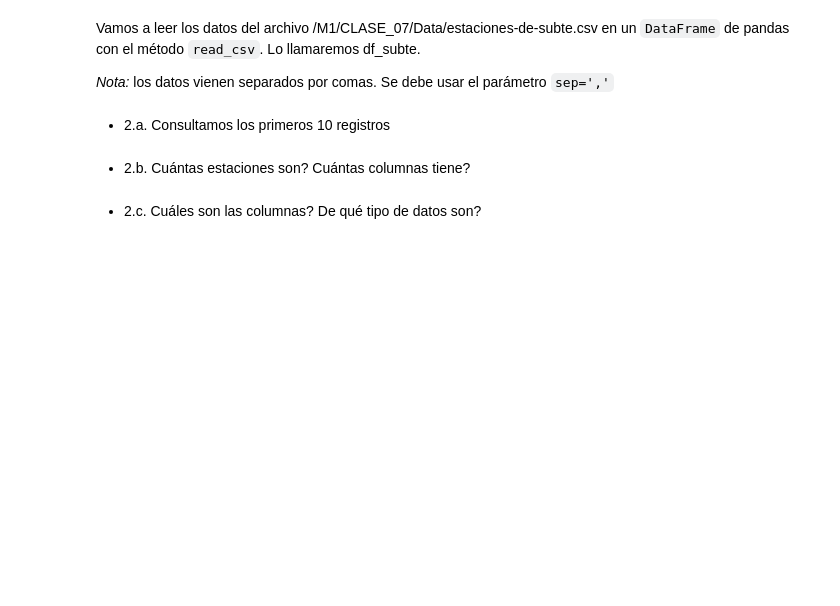
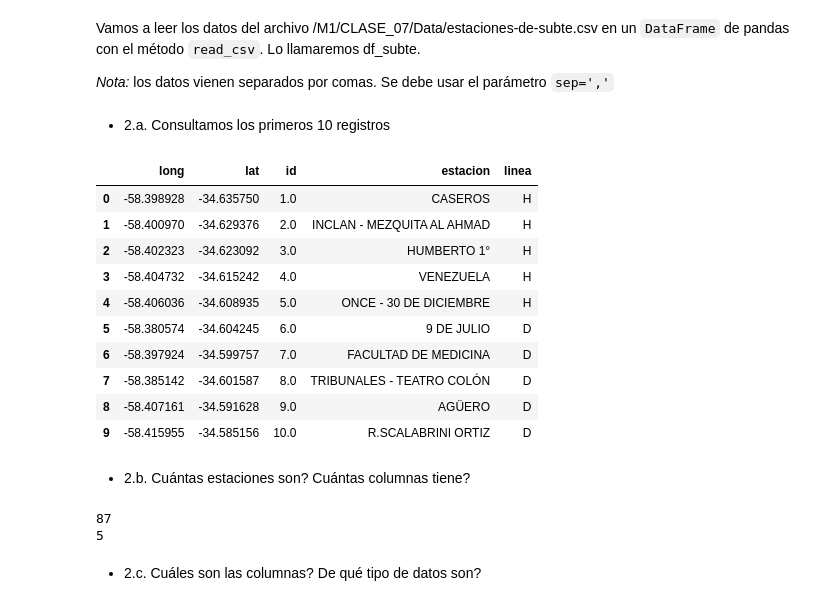
Before and after one commit to Csuarezgurruchaga/Digital-House, a Jupyter notebook: clase_07/dsad_2021/M1/CLASE_07_GeoPandas/Notebooks/7_desafio.ipynb, the cells around one changed output. Saved outputs shown, nothing was run; the diff lists cells and outputs as text; code cells hidden in the pictures; blank space fills up the shorter version.

```diff
--- a/clase_07/dsad_2021/M1/CLASE_07_GeoPandas/Notebooks/7_desafio.ipynb
+++ b/clase_07/dsad_2021/M1/CLASE_07_GeoPandas/Notebooks/7_desafio.ipynb
@@ -91,9 +149,24 @@ geo_prop.loc[:4, ['geometry', 'lat', 'lon','property_type','place_name']]
 Vamos a leer los datos del archivo /M1/CLASE_07/Data/estaciones-de-subte.csv en un `DataFrame` de pandas con el método `read_csv`. Lo llamaremos df_subte.
 
 *Nota:* los datos vienen separados por comas. Se debe usar el parámetro <code>sep=','</code>
+# %%
+df_subte = pd.read_csv('../Data/estaciones-de-subte.csv', sep=",")
 # %% [markdown]
 - 2.a. Consultamos los primeros 10 registros
 # %%
 # 2.a.
+df_subte.head(10)
+# %% [output]
+|  | long | lat | id | estacion | linea |
+| 0 | -58.398928 | -34.635750 | 1.0 | CASEROS | H |
+| 1 | -58.400970 | -34.629376 | 2.0 | INCLAN - MEZQUITA AL AHMAD | H |
+| 2 | -58.402323 | -34.623092 | 3.0 | HUMBERTO 1° | H |
+| 3 | -58.404732 | -34.615242 | 4.0 | VENEZUELA | H |
+| 4 | -58.406036 | -34.608935 | 5.0 | ONCE - 30 DE DICIEMBRE | H |
+| 5 | -58.380574 | -34.604245 | 6.0 | 9 DE JULIO | D |
+| 6 | -58.397924 | -34.599757 | 7.0 | FACULTAD DE MEDICINA | D |
+| 7 | -58.385142 | -34.601587 | 8.0 | TRIBUNALES - TEATRO COLÓN | D |
+| 8 | -58.407161 | -34.591628 | 9.0 | AGÜERO | D |
+| 9 | -58.415955 | -34.585156 | 10.0 | R.SCALABRINI ORTIZ | D |
 # %% [markdown]
 - 2.b. Cuántas estaciones son? Cuántas columnas tiene?
@@ -102,3 +173,10 @@ Vamos a leer los datos del archivo /M1/CLASE_07/Data/estaciones-de-subte.csv en
+# %%
+# 2.b.
+print(df_subte.estacion.nunique())
+print(df_subte.shape[1])
+# %% [output]
+87
+5
 # %% [markdown]
 - 2.c. Cuáles son las columnas? De qué tipo de datos son?
 # %%
```
Also changed, not shown: parts of 38 cells of this notebook, 7 other files.
